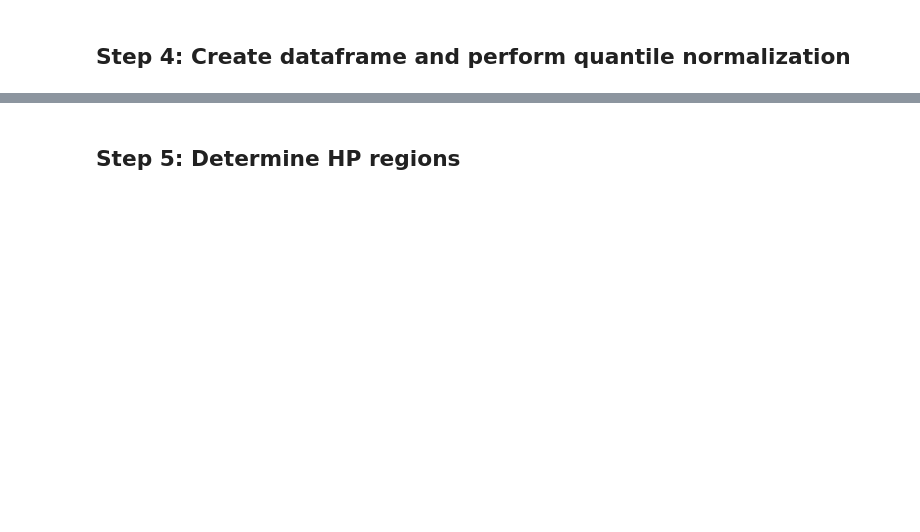
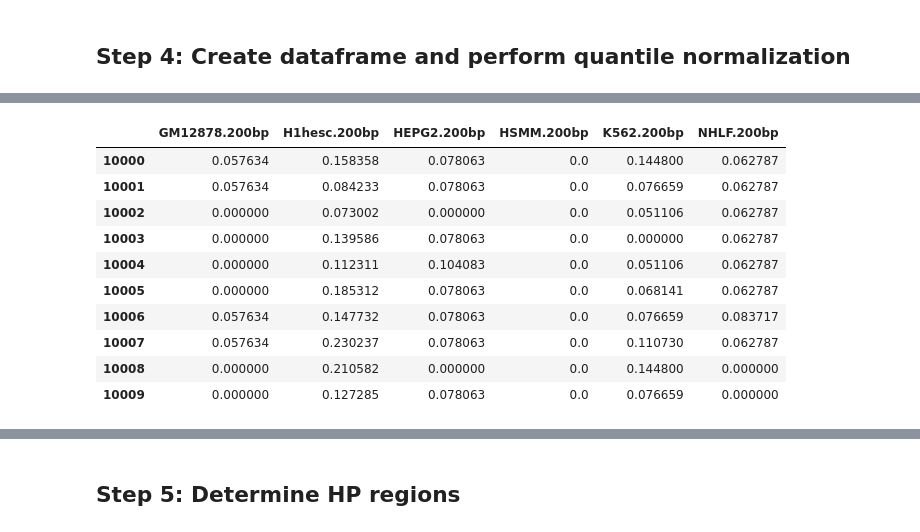
Before and after one commit to pinellolab/haystack_bio, a Jupyter notebook: haystack/haystack_jypyter_notebook.ipynb, the cells around one changed output, grey strips where cells are left out. Drawn from its saved outputs; the diff is of its cells as text; code cells hidden in the pictures; blank space fills up the shorter version.

```diff
--- a/haystack/haystack_jypyter_notebook.ipynb
+++ b/haystack/haystack_jypyter_notebook.ipynb
@@ -994,0 +1010,14 @@ if not args.disable_quantile_normalization:
+# %%
+df_chip[10000:10010]
+# %% [output]
+|  | GM12878.200bp | H1hesc.200bp | HEPG2.200bp | HSMM.200bp | K562.200bp | NHLF.200bp |
+| 10000 | 0.057634 | 0.158358 | 0.078063 | 0.0 | 0.144800 | 0.062787 |
+| 10001 | 0.057634 | 0.084233 | 0.078063 | 0.0 | 0.076659 | 0.062787 |
+| 10002 | 0.000000 | 0.073002 | 0.000000 | 0.0 | 0.051106 | 0.062787 |
+| 10003 | 0.000000 | 0.139586 | 0.078063 | 0.0 | 0.000000 | 0.062787 |
+| 10004 | 0.000000 | 0.112311 | 0.104083 | 0.0 | 0.051106 | 0.062787 |
+| 10005 | 0.000000 | 0.185312 | 0.078063 | 0.0 | 0.068141 | 0.062787 |
+| 10006 | 0.057634 | 0.147732 | 0.078063 | 0.0 | 0.076659 | 0.083717 |
+| 10007 | 0.057634 | 0.230237 | 0.078063 | 0.0 | 0.110730 | 0.062787 |
+| 10008 | 0.000000 | 0.210582 | 0.000000 | 0.0 | 0.144800 | 0.000000 |
+| 10009 | 0.000000 | 0.127285 | 0.078063 | 0.0 | 0.076659 | 0.000000 |
```
Also changed, not shown: parts of 12 cells of this notebook, 15 other files.
